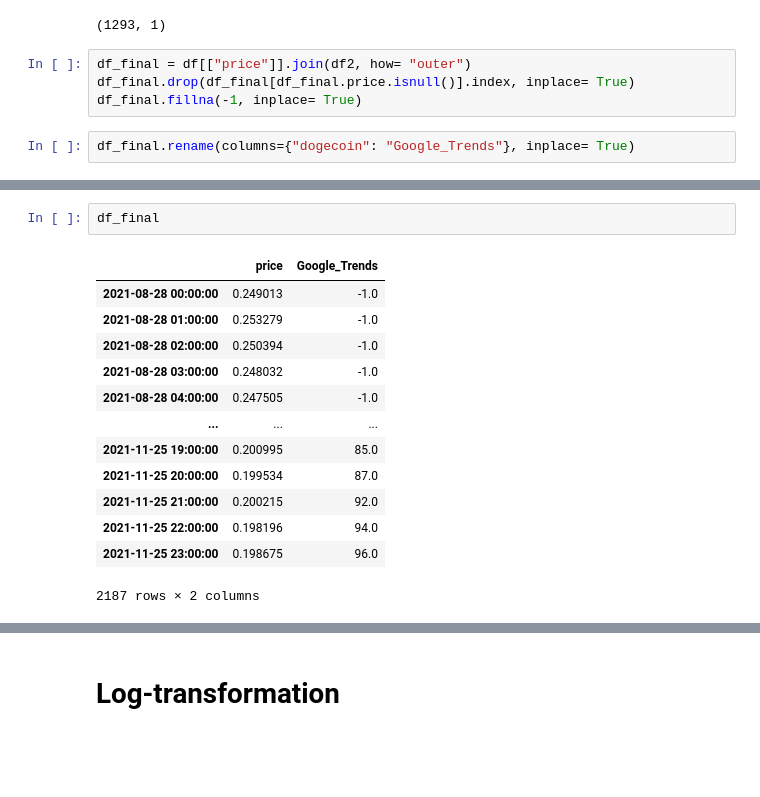
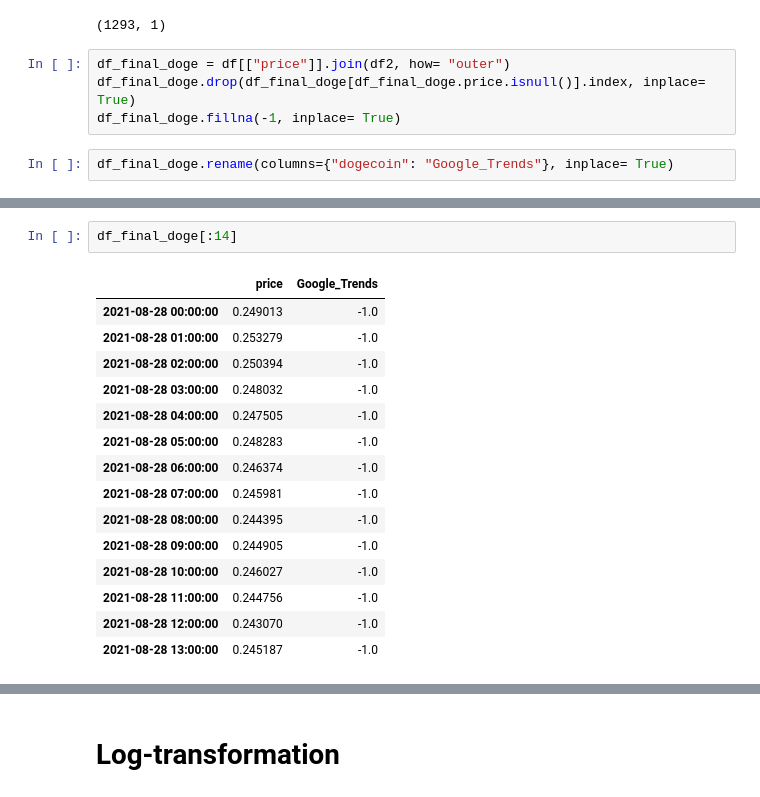
Before and after one commit to modverre/crypto_prediction, a Jupyter notebook: notebooks/RNN_Model_Env.ipynb, the cells around one changed output, grey strips where cells are left out. Saved outputs shown, nothing was run; the diff lists cells and outputs as text; blank space fills up the shorter version.

```diff
--- a/notebooks/RNN_Model_Env.ipynb
+++ b/notebooks/RNN_Model_Env.ipynb
@@ -67,9 +69,9 @@ df2.shape
 # %% [output]
 (1293, 1)
 # %%
-df_final = df[["price"]].join(df2, how= "outer")
-df_final.drop(df_final[df_final.price.isnull()].index, inplace= True)
-df_final.fillna(-1, inplace= True)
+df_final_doge = df[["price"]].join(df2, how= "outer")
+df_final_doge.drop(df_final_doge[df_final_doge.price.isnull()].index, inplace= True)
+df_final_doge.fillna(-1, inplace= True)
 # %%
-df_final.rename(columns={"dogecoin": "Google_Trends"}, inplace= True)
+df_final_doge.rename(columns={"dogecoin": "Google_Trends"}, inplace= True)
 # %%
@@ -77,18 +79,20 @@ df_final.shape
 # %% [output]
 (2187, 2)
-# %%
-df_final
-# %% [output]
-|  | price | Google_Trends |
-| 2021-08-28 00:00:00 | 0.249013 | -1.0 |
-| 2021-08-28 01:00:00 | 0.253279 | -1.0 |
-| 2021-08-28 02:00:00 | 0.250394 | -1.0 |
-| 2021-08-28 03:00:00 | 0.248032 | -1.0 |
-| 2021-08-28 04:00:00 | 0.247505 | -1.0 |
-| ... | ... | ... |
-| 2021-11-25 19:00:00 | 0.200995 | 85.0 |
-| 2021-11-25 20:00:00 | 0.199534 | 87.0 |
-| 2021-11-25 21:00:00 | 0.200215 | 92.0 |
-| 2021-11-25 22:00:00 | 0.198196 | 94.0 |
-| 2021-11-25 23:00:00 | 0.198675 | 96.0 |
-2187 rows × 2 columns
+# %%
+df_final_doge[:14]
+# %% [output]
+|  | price | Google_Trends |
+| 2021-08-28 00:00:00 | 0.249013 | -1.0 |
+| 2021-08-28 01:00:00 | 0.253279 | -1.0 |
+| 2021-08-28 02:00:00 | 0.250394 | -1.0 |
+| 2021-08-28 03:00:00 | 0.248032 | -1.0 |
+| 2021-08-28 04:00:00 | 0.247505 | -1.0 |
+| 2021-08-28 05:00:00 | 0.248283 | -1.0 |
+| 2021-08-28 06:00:00 | 0.246374 | -1.0 |
+| 2021-08-28 07:00:00 | 0.245981 | -1.0 |
+| 2021-08-28 08:00:00 | 0.244395 | -1.0 |
+| 2021-08-28 09:00:00 | 0.244905 | -1.0 |
+| 2021-08-28 10:00:00 | 0.246027 | -1.0 |
+| 2021-08-28 11:00:00 | 0.244756 | -1.0 |
+| 2021-08-28 12:00:00 | 0.243070 | -1.0 |
+| 2021-08-28 13:00:00 | 0.245187 | -1.0 |
```
Also changed, not shown: parts of 36 cells of this notebook, 2 other files.
